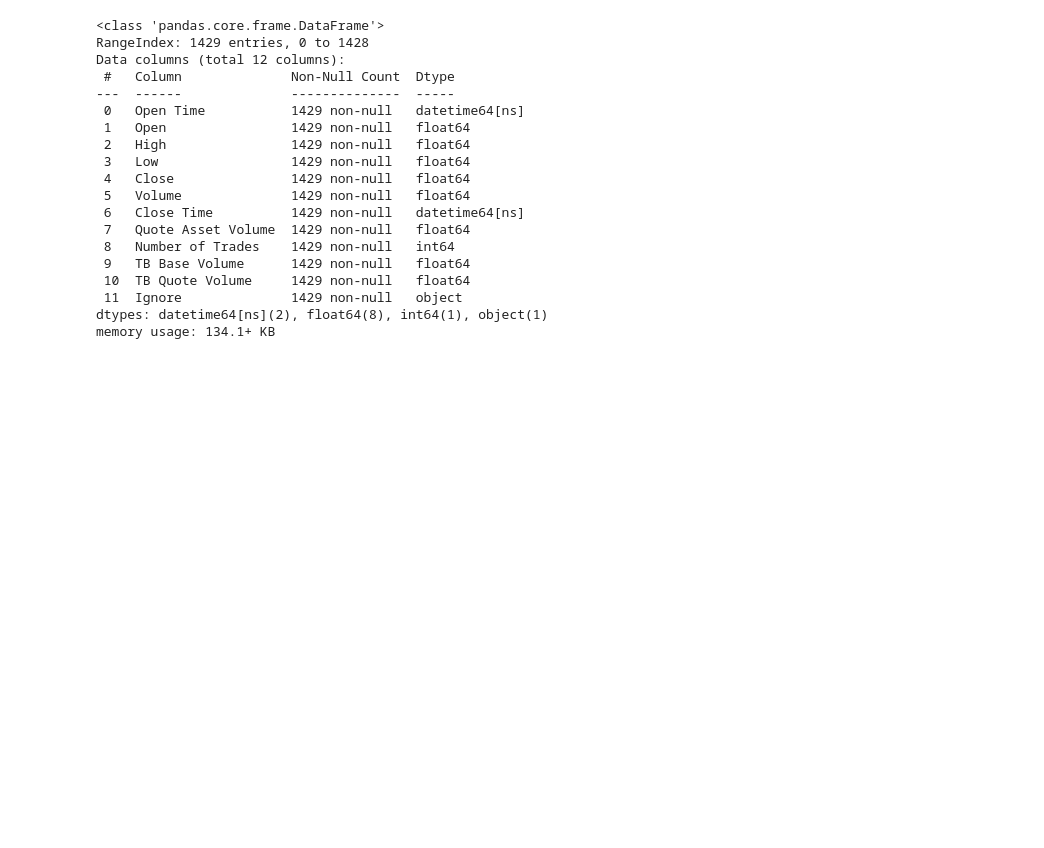
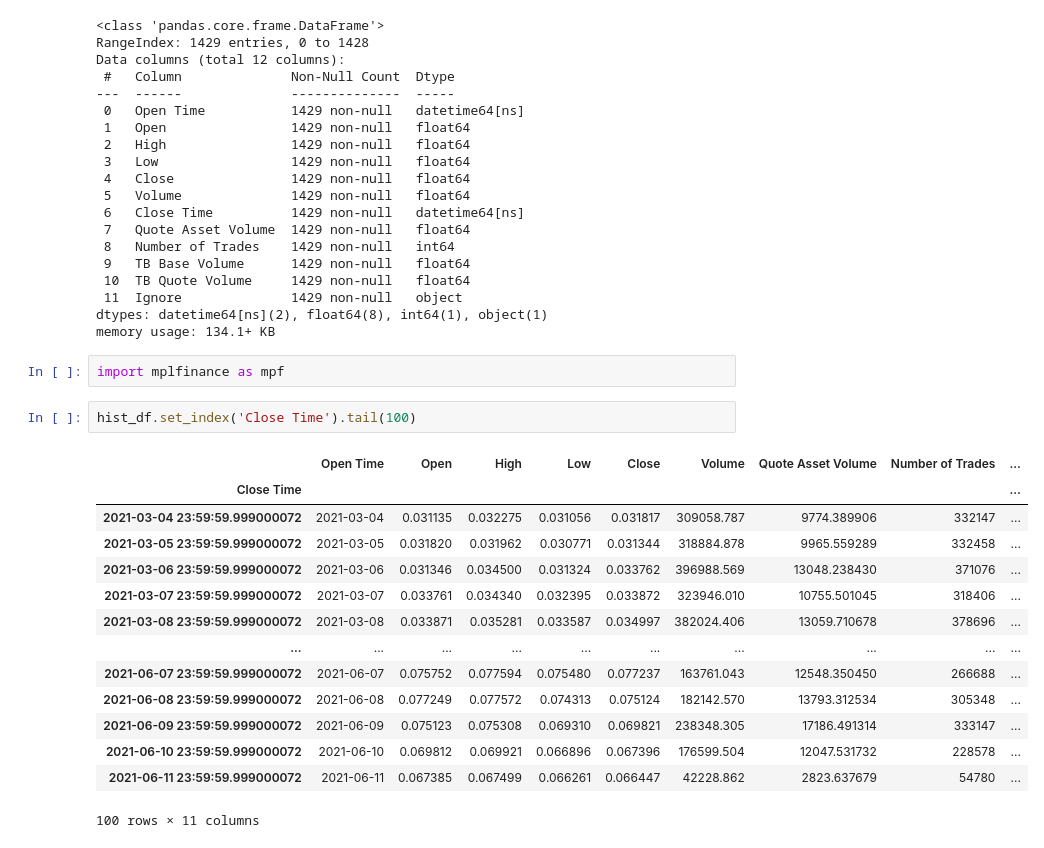
Before and after one commit to aaron96s/Crypto_EDA, a Jupyter notebook: CrytoEDA.ipynb, the cells around one changed output. Saved outputs shown, nothing was run; the diff lists cells and outputs as text; blank space fills up the shorter version.

```diff
--- a/CrytoEDA.ipynb
+++ b/CrytoEDA.ipynb
@@ -279,3 +279,22 @@ Data columns (total 12 columns):
  11  Ignore              1429 non-null   object
 dtypes: datetime64[ns](2), float64(8), int64(1), object(1)
 memory usage: 134.1+ KB
+# %%
+import mplfinance as mpf
+# %%
+hist_df.set_index('Close Time').tail(100)
+# %% [output]
+|  | Open Time | Open | High | Low | Close | Volume | Quote Asset Volume | Number of Trades | ... |
+| Close Time |  |  |  |  |  |  |  |  | ... |
+| 2021-03-04 23:59:59.999000072 | 2021-03-04 | 0.031135 | 0.032275 | 0.031056 | 0.031817 | 309058.787 | 9774.389906 | 332147 | ... |
+| 2021-03-05 23:59:59.999000072 | 2021-03-05 | 0.031820 | 0.031962 | 0.030771 | 0.031344 | 318884.878 | 9965.559289 | 332458 | ... |
+| 2021-03-06 23:59:59.999000072 | 2021-03-06 | 0.031346 | 0.034500 | 0.031324 | 0.033762 | 396988.569 | 13048.238430 | 371076 | ... |
+| 2021-03-07 23:59:59.999000072 | 2021-03-07 | 0.033761 | 0.034340 | 0.032395 | 0.033872 | 323946.010 | 10755.501045 | 318406 | ... |
+| 2021-03-08 23:59:59.999000072 | 2021-03-08 | 0.033871 | 0.035281 | 0.033587 | 0.034997 | 382024.406 | 13059.710678 | 378696 | ... |
+| ... | ... | ... | ... | ... | ... | ... | ... | ... | ... |
+| 2021-06-07 23:59:59.999000072 | 2021-06-07 | 0.075752 | 0.077594 | 0.075480 | 0.077237 | 163761.043 | 12548.350450 | 266688 | ... |
+| 2021-06-08 23:59:59.999000072 | 2021-06-08 | 0.077249 | 0.077572 | 0.074313 | 0.075124 | 182142.570 | 13793.312534 | 305348 | ... |
+| 2021-06-09 23:59:59.999000072 | 2021-06-09 | 0.075123 | 0.075308 | 0.069310 | 0.069821 | 238348.305 | 17186.491314 | 333147 | ... |
+| 2021-06-10 23:59:59.999000072 | 2021-06-10 | 0.069812 | 0.069921 | 0.066896 | 0.067396 | 176599.504 | 12047.531732 | 228578 | ... |
+| 2021-06-11 23:59:59.999000072 | 2021-06-11 | 0.067385 | 0.067499 | 0.066261 | 0.066447 | 42228.862 | 2823.637679 | 54780 | ... |
+100 rows × 11 columns
```
Also changed, not shown: parts of 2 cells of this notebook.
